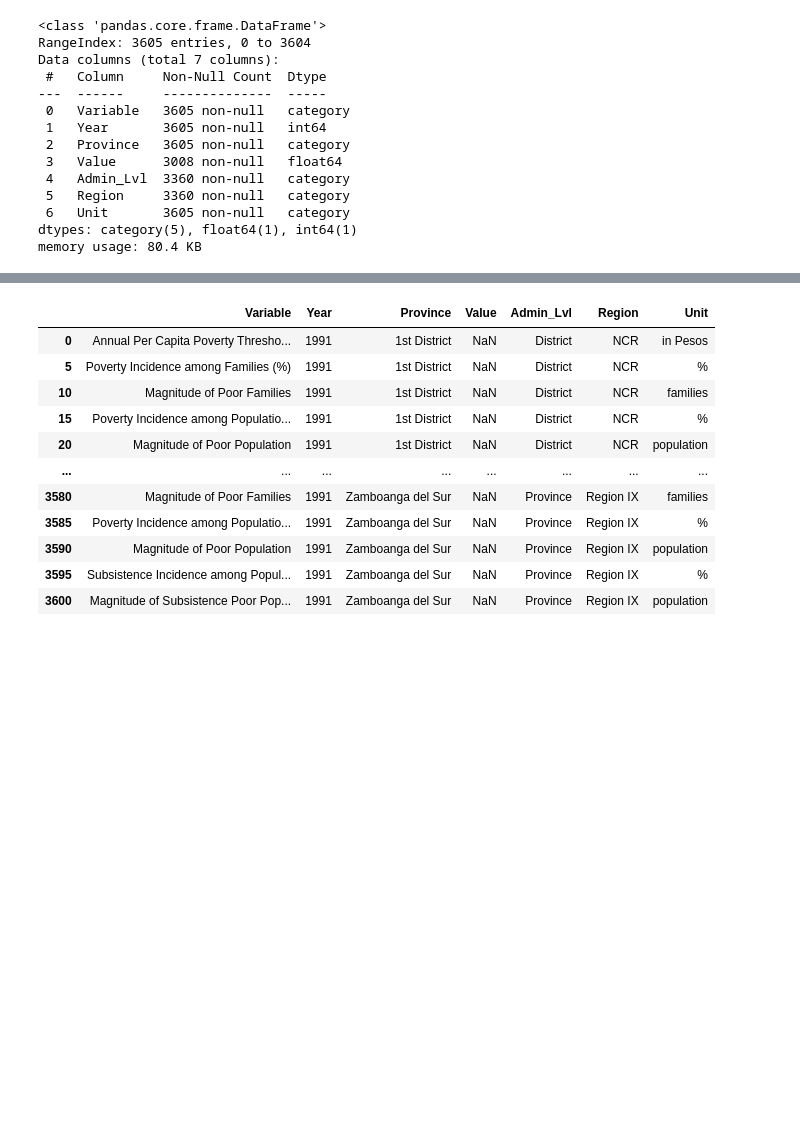
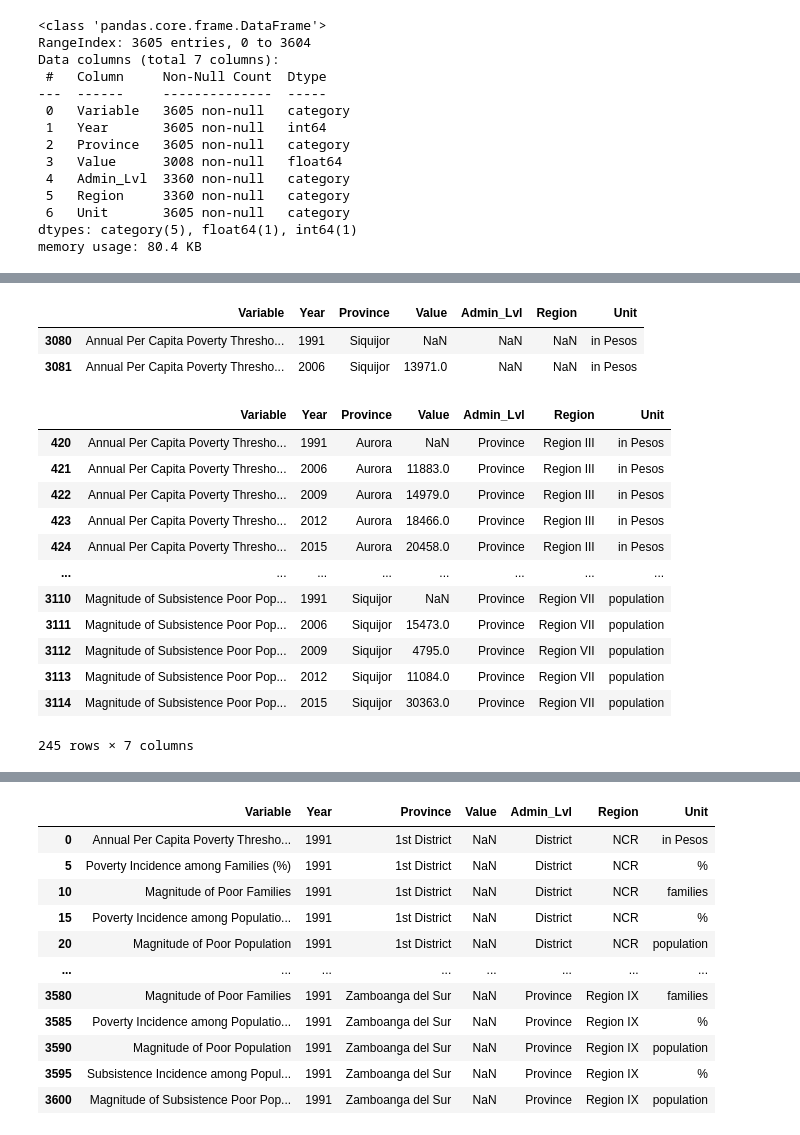
Before and after one commit to IrishMorales/ph-poverty-statistics, a Jupyter notebook: ph-poverty-statistics.ipynb, the cells around one changed output, grey strips where cells are left out. Drawn from its saved outputs; the diff is of its cells as text; code cells hidden in the pictures; blank space fills up the shorter version.

```diff
--- a/ph-poverty-statistics.ipynb
+++ b/ph-poverty-statistics.ipynb
@@ -251,0 +277,39 @@ Are all missing Admin_Lvl values also missing from Region values?: True
+# %%
+# Rename provinces with extra commas
+df = df.replace('Cotabato City,', 'Cotabato City')
+df = df.replace('Isabela City,', 'Isabela City')
+df = df.replace('Guimaras,', 'Guimaras')
+df = df.replace('Siquijor,', 'Siquijor')
+
+# Show a few sample rows to demonstrate changes
+df.loc[df['Province'] == 'Siquijor'][:2]
+# %% [output]
+|  | Variable | Year | Province | Value | Admin_Lvl | Region | Unit |
+| 3080 | Annual Per Capita Poverty Thresho... | 1991 | Siquijor | NaN | NaN | NaN | in Pesos |
+| 3081 | Annual Per Capita Poverty Thresho... | 2006 | Siquijor | 13971.0 | NaN | NaN | in Pesos |
+# %%
+# Manually resolve missing Admin_Lvl and Region values based on province
+
+provinces = ['Camiguin', 'Cotabato City', 'Isabela City', 'Guimaras', 'Aurora', 'Siquijor', 'Batanes']
+regions = ['Region X', 'Region XII', 'Region IX', 'Region VI', 'Region III', 'Region VII', 'Region II']
+
+for index, province in enumerate(provinces):
+    df.loc[df['Province'] == province, 'Admin_Lvl'] = 'Province'
+    df.loc[df['Province'] == province, 'Region'] = regions[index]
+
+# Show a few sample rows to demonstrate changes
+df.loc[df['Province'].isin(provinces)]
+# %% [output]
+|  | Variable | Year | Province | Value | Admin_Lvl | Region | Unit |
+| 420 | Annual Per Capita Poverty Thresho... | 1991 | Aurora | NaN | Province | Region III | in Pesos |
+| 421 | Annual Per Capita Poverty Thresho... | 2006 | Aurora | 11883.0 | Province | Region III | in Pesos |
+| 422 | Annual Per Capita Poverty Thresho... | 2009 | Aurora | 14979.0 | Province | Region III | in Pesos |
+| 423 | Annual Per Capita Poverty Thresho... | 2012 | Aurora | 18466.0 | Province | Region III | in Pesos |
+| 424 | Annual Per Capita Poverty Thresho... | 2015 | Aurora | 20458.0 | Province | Region III | in Pesos |
+| ... | ... | ... | ... | ... | ... | ... | ... |
+| 3110 | Magnitude of Subsistence Poor Pop... | 1991 | Siquijor | NaN | Province | Region VII | population |
+| 3111 | Magnitude of Subsistence Poor Pop... | 2006 | Siquijor | 15473.0 | Province | Region VII | population |
+| 3112 | Magnitude of Subsistence Poor Pop... | 2009 | Siquijor | 4795.0 | Province | Region VII | population |
+| 3113 | Magnitude of Subsistence Poor Pop... | 2012 | Siquijor | 11084.0 | Province | Region VII | population |
+| 3114 | Magnitude of Subsistence Poor Pop... | 2015 | Siquijor | 30363.0 | Province | Region VII | population |
+245 rows × 7 columns
```
Also changed, not shown: parts of 14 cells of this notebook.
